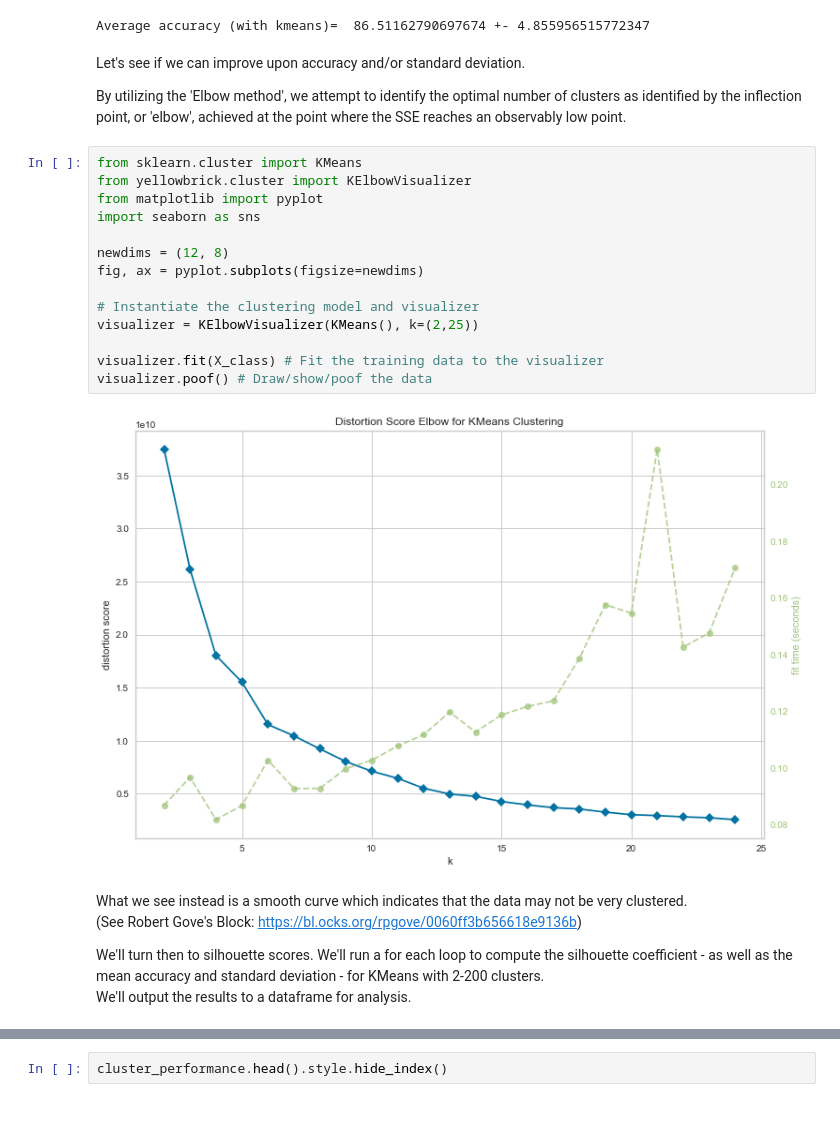
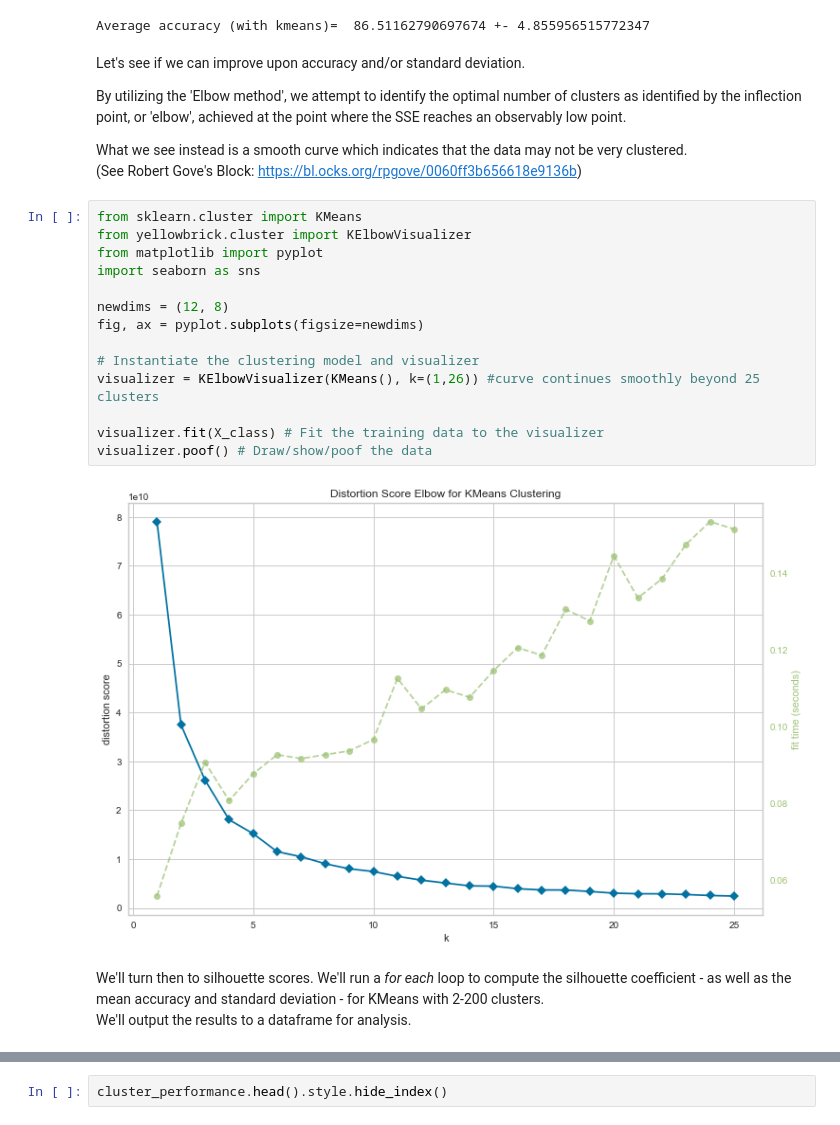
Before and after one commit to jeffweltman/MSDS7331, a Jupyter notebook: Lab3-Jeff.ipynb, the cells around one changed output, grey strips where cells are left out. Drawn from its saved outputs; the diff is of its cells as text.

```diff
--- a/Lab3-Jeff.ipynb
+++ b/Lab3-Jeff.ipynb
@@ -70,28 +81,28 @@ Average accuracy (with kmeans)=  86.51162790697674 +- 4.855956515772347
 Let's see if we can improve upon accuracy and/or standard deviation.
 
 By utilizing the 'Elbow method', we attempt to identify the optimal number of clusters as identified by the inflection point, or 'elbow', achieved at the point where the SSE reaches an observably low point.
+
+What we see instead is a smooth curve which indicates that the data may not be very clustered.
+(See Robert Gove's Block: https://bl.ocks.org/rpgove/0060ff3b656618e9136b)
 # %%
 from sklearn.cluster import KMeans
 from yellowbrick.cluster import KElbowVisualizer
 from matplotlib import pyplot
 import seaborn as sns
 
 newdims = (12, 8)
 fig, ax = pyplot.subplots(figsize=newdims)
 
 # Instantiate the clustering model and visualizer
-visualizer = KElbowVisualizer(KMeans(), k=(2,25))
+visualizer = KElbowVisualizer(KMeans(), k=(1,26)) #curve continues smoothly beyond 25 clusters
 
 visualizer.fit(X_class) # Fit the training data to the visualizer
 visualizer.poof() # Draw/show/poof the data
 # %% [output]
-[figure, old version]
+[figure, new version]
 # %% [markdown]
-What we see instead is a smooth curve which indicates that the data may not be very clustered.
-(See Robert Gove's Block: https://bl.ocks.org/rpgove/0060ff3b656618e9136b)
-
 We'll turn then to silhouette scores.
-We'll run a for each loop to compute the silhouette coefficient - as well as the mean accuracy and standard deviation - for KMeans with 2-200 clusters.
+We'll run a *for each* loop to compute the silhouette coefficient - as well as the mean accuracy and standard deviation - for KMeans with 2-200 clusters.
 We'll output the results to a dataframe for analysis.
 # %%
 from sklearn.model_selection import cross_val_score
```
Also changed, not shown: parts of 10 cells of this notebook.
